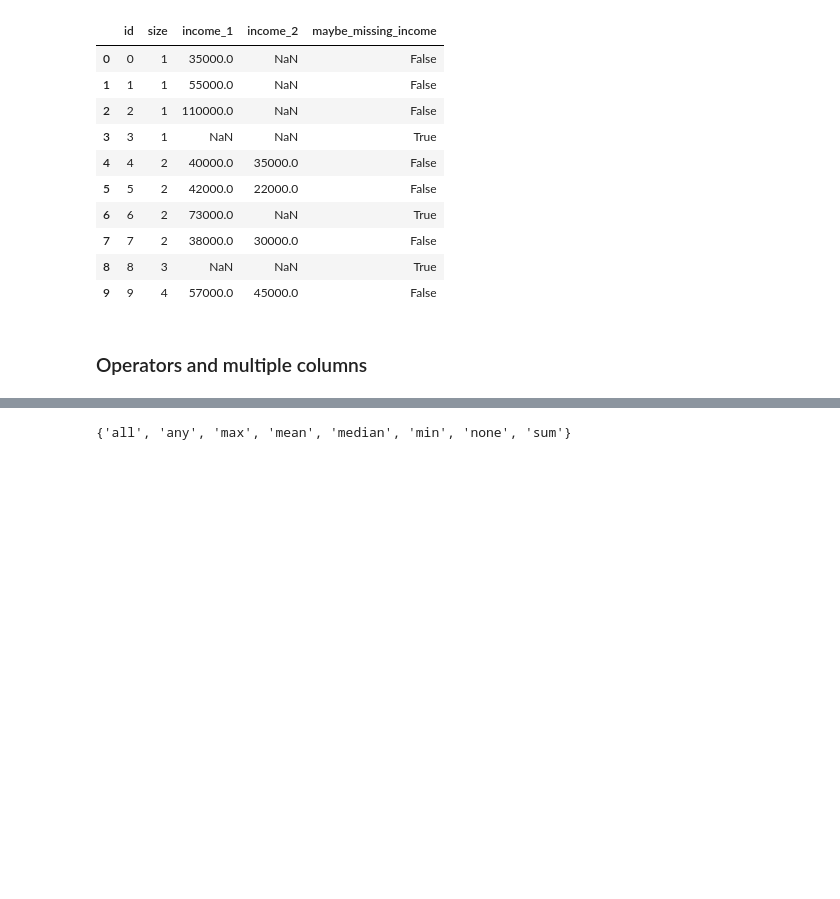
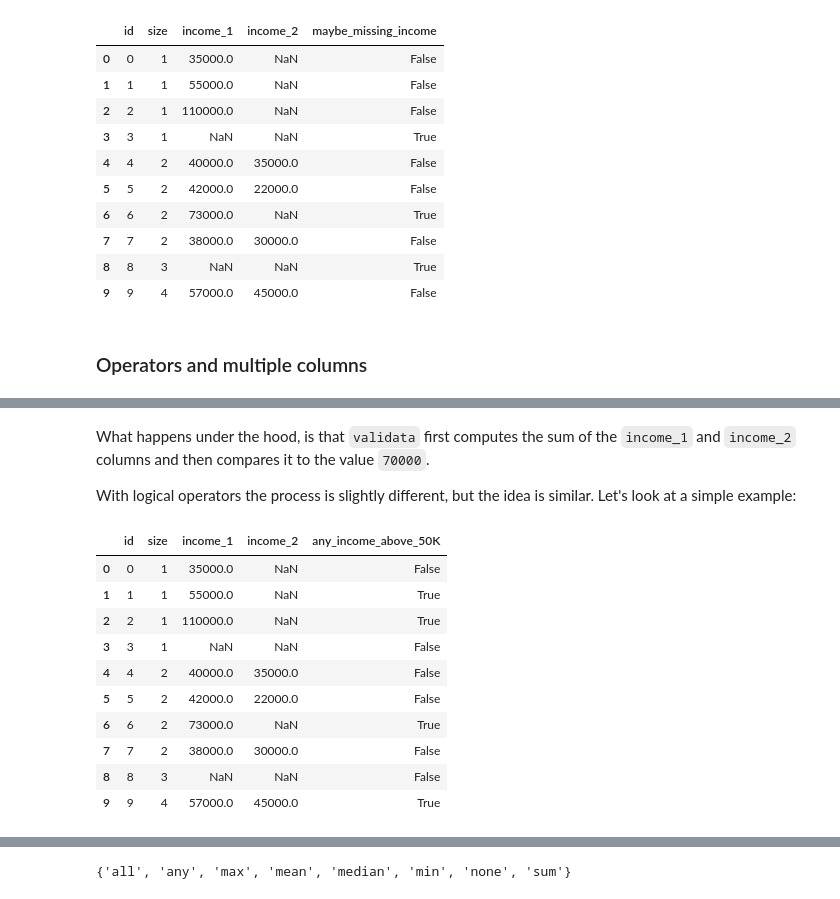
Before and after one commit to wti200/validata, a Jupyter notebook: docs/basic_usage.ipynb, the cells around one changed output, grey strips where cells are left out. Drawn from its saved outputs; the diff is of its cells as text; code cells hidden in the pictures; blank space fills up the shorter version.

```diff
--- a/docs/basic_usage.ipynb
+++ b/docs/basic_usage.ipynb
@@ -153,0 +172,20 @@ A `LogicalOperator` performs an aggregation after a `Comparator` is used; it agg
+# %% [markdown]
+What happens under the hood, is that `validata` first computes the sum of the `income_1` and `income_2` columns and then compares it to the value `70000`.
+
+With logical operators the process is slightly different, but the idea is similar. Let's look at a simple example:
+# %%
+# Check any income is missing
+ps = Parser("any income_* > 50000", "any_income_above_50K")
+households.join(ps.evaluate(households))
+# %% [output]
+|  | id | size | income_1 | income_2 | any_income_above_50K |
+| 0 | 0 | 1 | 35000.0 | NaN | False |
+| 1 | 1 | 1 | 55000.0 | NaN | True |
+| 2 | 2 | 1 | 110000.0 | NaN | True |
+| 3 | 3 | 1 | NaN | NaN | False |
+| 4 | 4 | 2 | 40000.0 | 35000.0 | False |
+| 5 | 5 | 2 | 42000.0 | 22000.0 | False |
+| 6 | 6 | 2 | 73000.0 | NaN | True |
+| 7 | 7 | 2 | 38000.0 | 30000.0 | False |
+| 8 | 8 | 3 | NaN | NaN | False |
+| 9 | 9 | 4 | 57000.0 | 45000.0 | True |
```
Also changed, not shown: parts of 6 cells of this notebook.
